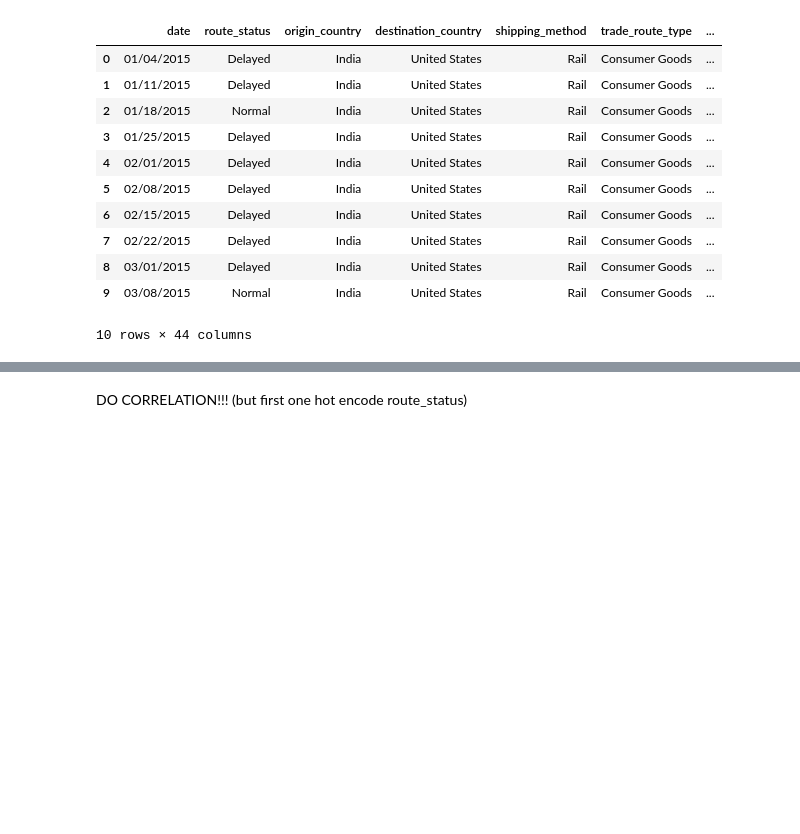
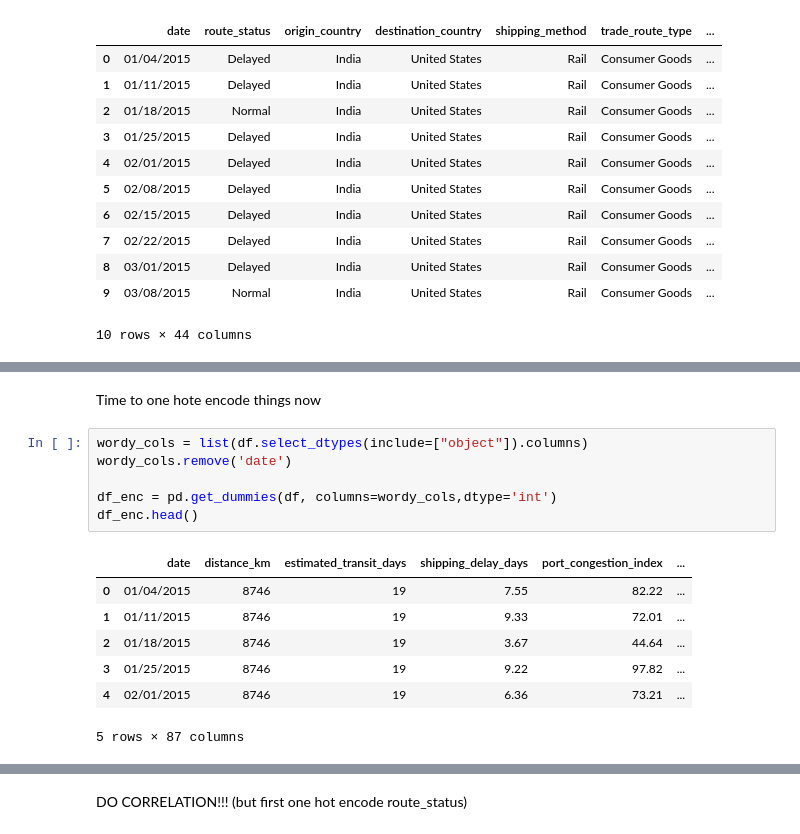
Before and after one commit to Break-Through-Tech/Accenture-2A-predict-the-supply-chain-disruptions, a Jupyter notebook: notebooks/project_ntb.ipynb, the cells around one changed output, grey strips where cells are left out. Saved outputs shown, nothing was run; the diff lists cells and outputs as text; blank space fills up the shorter version.

```diff
--- a/notebooks/project_ntb.ipynb
+++ b/notebooks/project_ntb.ipynb
@@ -155,0 +173,16 @@ df.head(10)
+# %% [markdown]
+Time to one hote encode things now
+# %%
+wordy_cols = list(df.select_dtypes(include=["object"]).columns)
+wordy_cols.remove('date')
+
+df_enc = pd.get_dummies(df, columns=wordy_cols,dtype='int')
+df_enc.head()
+# %% [output]
+|  | date | distance_km | estimated_transit_days | shipping_delay_days | port_congestion_index | ... |
+| 0 | 01/04/2015 | 8746 | 19 | 7.55 | 82.22 | ... |
+| 1 | 01/11/2015 | 8746 | 19 | 9.33 | 72.01 | ... |
+| 2 | 01/18/2015 | 8746 | 19 | 3.67 | 44.64 | ... |
+| 3 | 01/25/2015 | 8746 | 19 | 9.22 | 97.82 | ... |
+| 4 | 02/01/2015 | 8746 | 19 | 6.36 | 73.21 | ... |
+5 rows × 87 columns
```
Also changed, not shown: parts of 11 cells of this notebook.
